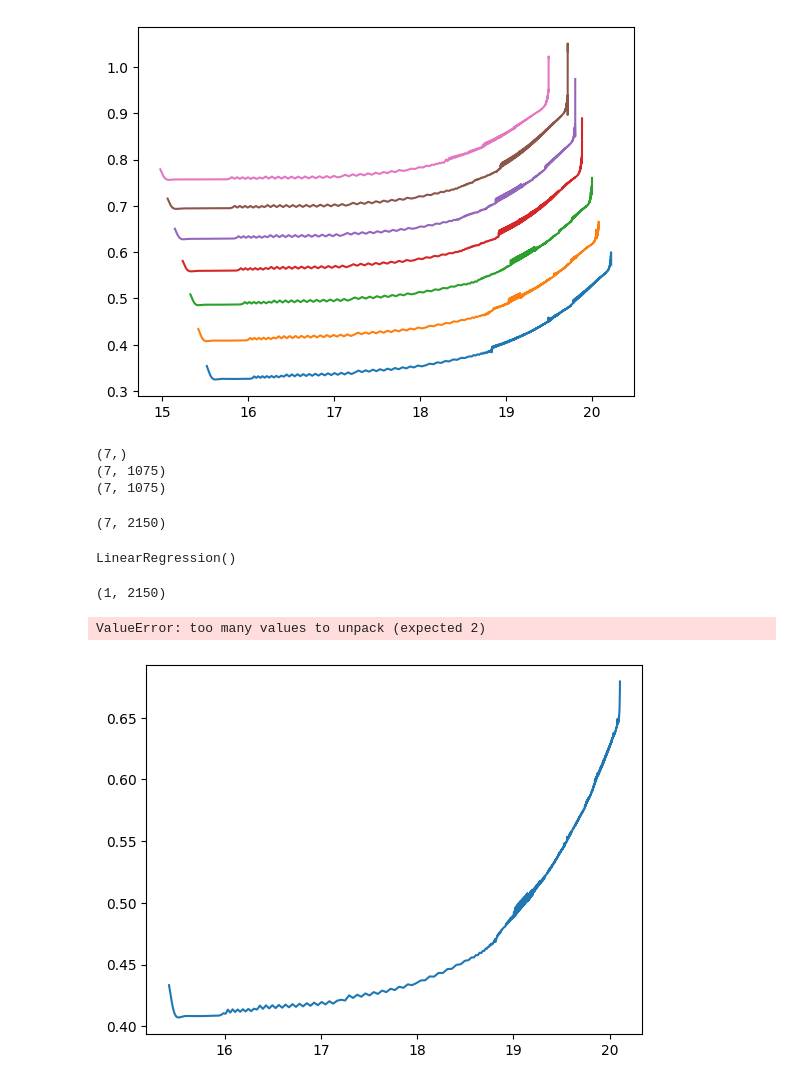
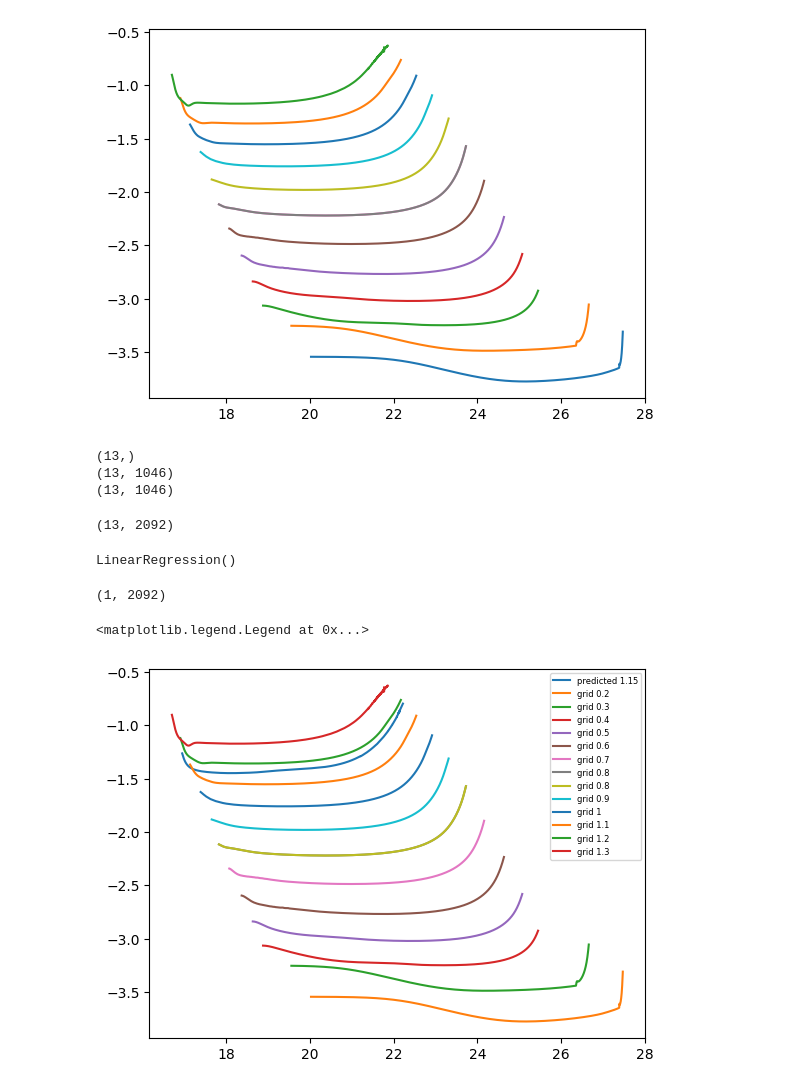
Before and after one commit to JonoBueno/FYP_IRFAN, a Jupyter notebook: 0p0/TensorT.ipynb, the cells around one changed output. Drawn from its saved outputs; the diff is of its cells as text; code cells hidden in the pictures.

```diff
--- a/0p0/TensorT.ipynb
+++ b/0p0/TensorT.ipynb
@@ -20,7 +20,7 @@ labels3 = [2.4, 2.5, 2.6, 2.7, 2.8, 2.9, 3]
 df = []
 masses = []
 pred = float(input("What is the mass"))
-if 0.1 < pred < 1.4:
+if 0 < pred < 1.4:
     labels = labels1
 elif 1.3 < pred < 2.1:
     labels = labels2
@@ -67,15 +67,15 @@ for a, l, label in zip(ages, lums, labels):
     plt.plot(a, l, label=label)
 # plt.xscale("log")
 # %% [output]
-[figure, old version]
+[figure, new version]
 # %%
 print(masses.shape)
 print(ages.shape)
 print(lums.shape)
 # %% [output]
-(7,)
-(7, 1075)
-(7, 1075)
+(13,)
+(13, 1046)
+(13, 1046)
 # %%
 from sklearn.linear_model import LinearRegression as LnR
 
@@ -88,29 +88,31 @@ print(output.shape)
 model = LnR()
 model.fit(np.array([masses]).T, output)
 # %% [output]
-(7, 2150)
+(13, 2092)
 LinearRegression()
 # %%
+pred = 1.15
+
 # n = -2
 # prediction = model.predict([[masses[n]]])
 prediction = model.predict([[pred]])
 predicted_ages = prediction[:, ::2]
 predicted_lums = prediction[:, 1::2]
 print(prediction.shape)
 
 plt.plot(predicted_ages[0], predicted_lums[0], label=f"predicted {pred}")
 
 # plt.plot(ages[n], lums[n], label="real")
 # plt.plot(ages[1], lums[1], label="grid")
 # plt.plot(ages[2], lums[2], label="grid 0.4")
 # plt.xscale("log")
 
 for i,label in enumerate(labels):
     plt.plot(ages[i], lums[i], label=f"grid {label}")
 
 
-plt.legend()
+plt.legend(fontsize=6)
 # %% [output]
-(1, 2150)
+(1, 2092)
-ValueError: too many values to unpack (expected 2)
+<matplotlib.legend.Legend at 0x...>
-[figure, old version]
+[figure, new version]
```
Also changed, not shown: parts of 2 cells of this notebook, 1 other file.
